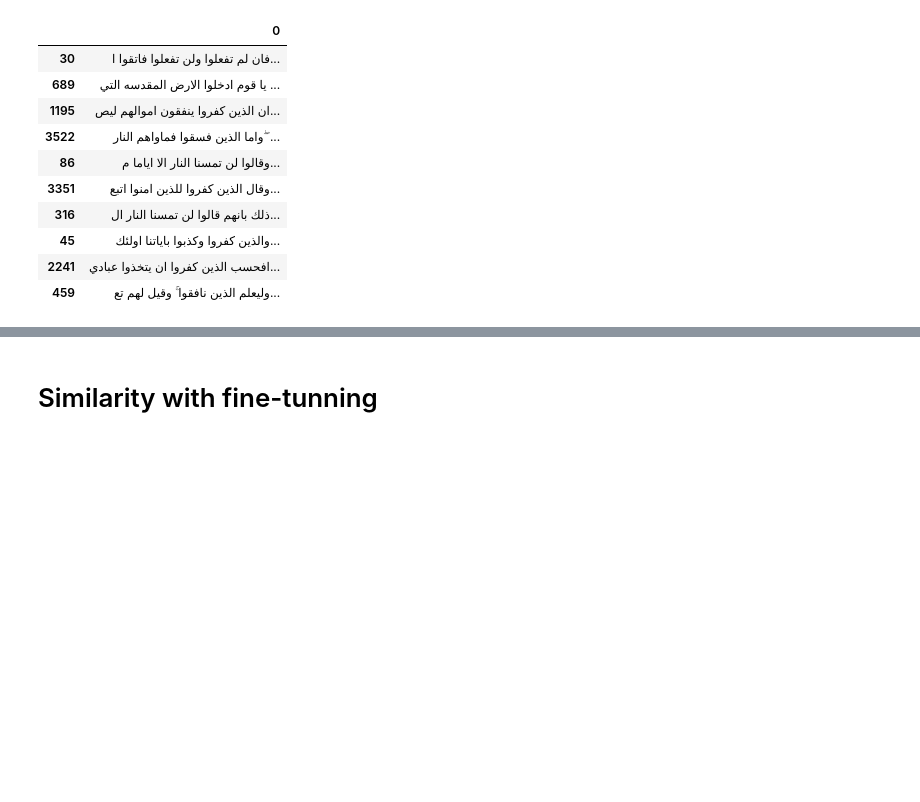
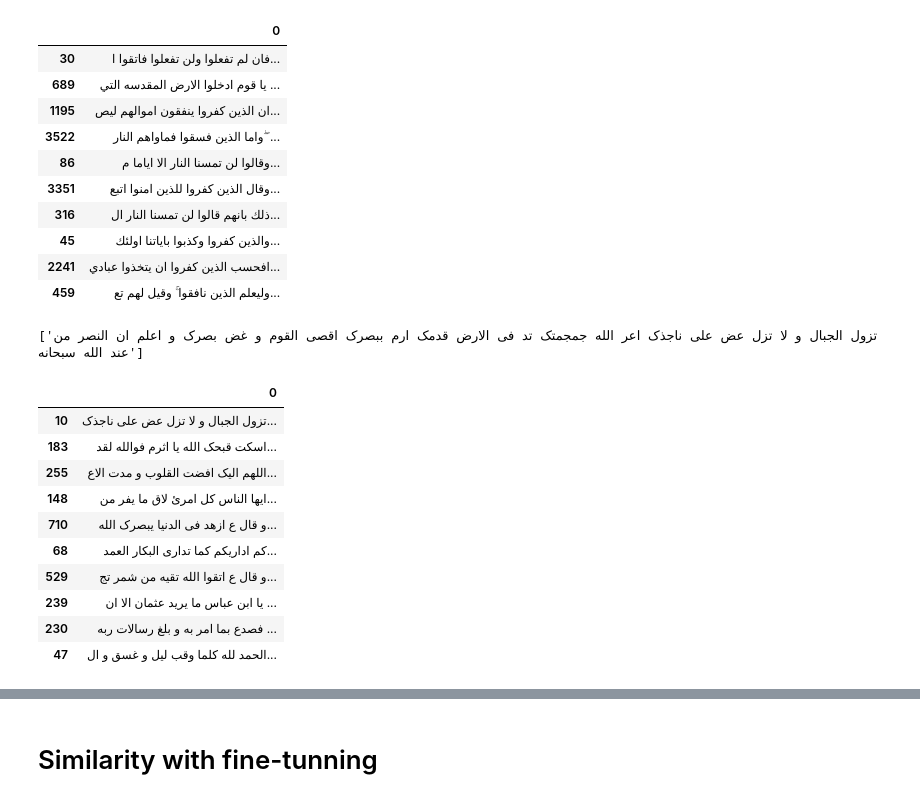
Before and after one commit to pam-lab/JupyterFiles, a Jupyter notebook: Similarity_BERT.ipynb, the cells around one changed output, grey strips where cells are left out. Cells and saved outputs as stored; diff of their text form; code cells hidden in the pictures; blank space fills up the shorter version.

```diff
--- a/Similarity_BERT.ipynb
+++ b/Similarity_BERT.ipynb
@@ -235,3 +250,23 @@ verse_complete.iloc[most_similar]
 | 45 | والذين كفروا وكذبوا باياتنا اولئك... |
 | 2241 | افحسب الذين كفروا ان يتخذوا عبادي... |
 | 459 | وليعلم الذين نافقوا ۚ وقيل لهم تع... |
+# %%
+mean_embedding = get_mean_embedding(model,list(nahj_complete_dict_nrmlz.values()))
+compare_to =10
+most_similar=get_most_similar(mean_embedding, compare_to)
+verse_complete=pd.DataFrame(nahj_complete_dict_nrmlz.values())
+print(verse_complete.iloc[compare_to].values)
+verse_complete.iloc[most_similar]
+# %% [output]
+['تزول الجبال و لا تزل عض علی ناجذک اعر الله جمجمتک تد فی الارض قدمک ارم ببصرک اقصی القوم و غض بصرک و اعلم ان النصر من عند الله سبحانه']
+|  | 0 |
+| 10 | تزول الجبال و لا تزل عض علی ناجذک... |
+| 183 | اسکت قبحک الله یا اثرم فوالله لقد... |
+| 255 | اللهم الیک افضت القلوب و مدت الاع... |
+| 148 | ایها الناس کل امر‌ئ لاق ما یفر من... |
+| 710 | و قال ع ازهد فی الدنیا یبصرک الله... |
+| 68 | کم اداریکم کما تداری البکار العمد... |
+| 529 | و قال ع اتقوا الله تقیه من شمر تج... |
+| 239 | یا ابن عباس ما یرید عثمان الا ان ... |
+| 230 | فصدع بما امر به و بلغ رسالات ربه ... |
+| 47 | الحمد لله کلما وقب لیل و غسق و ال... |
```
Also changed, not shown: parts of 11 cells of this notebook.
